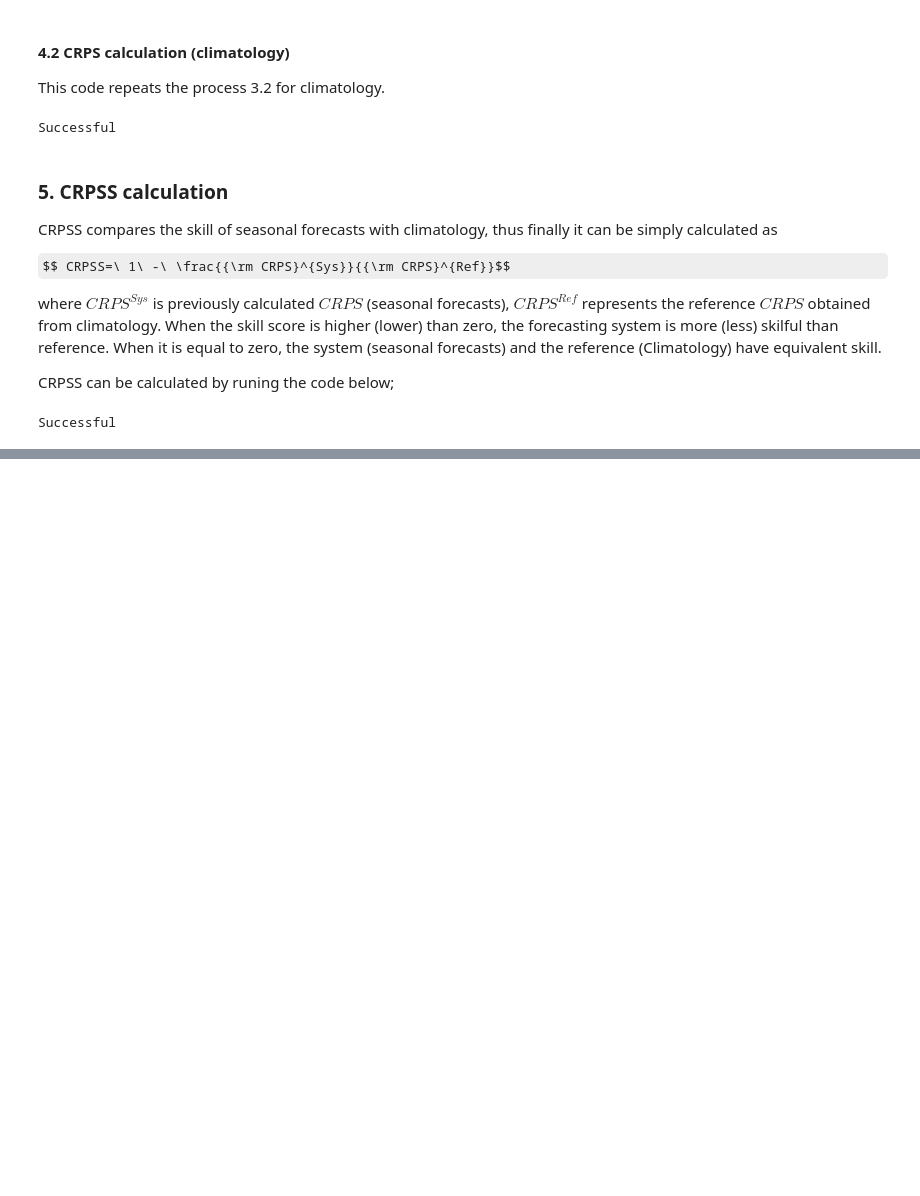
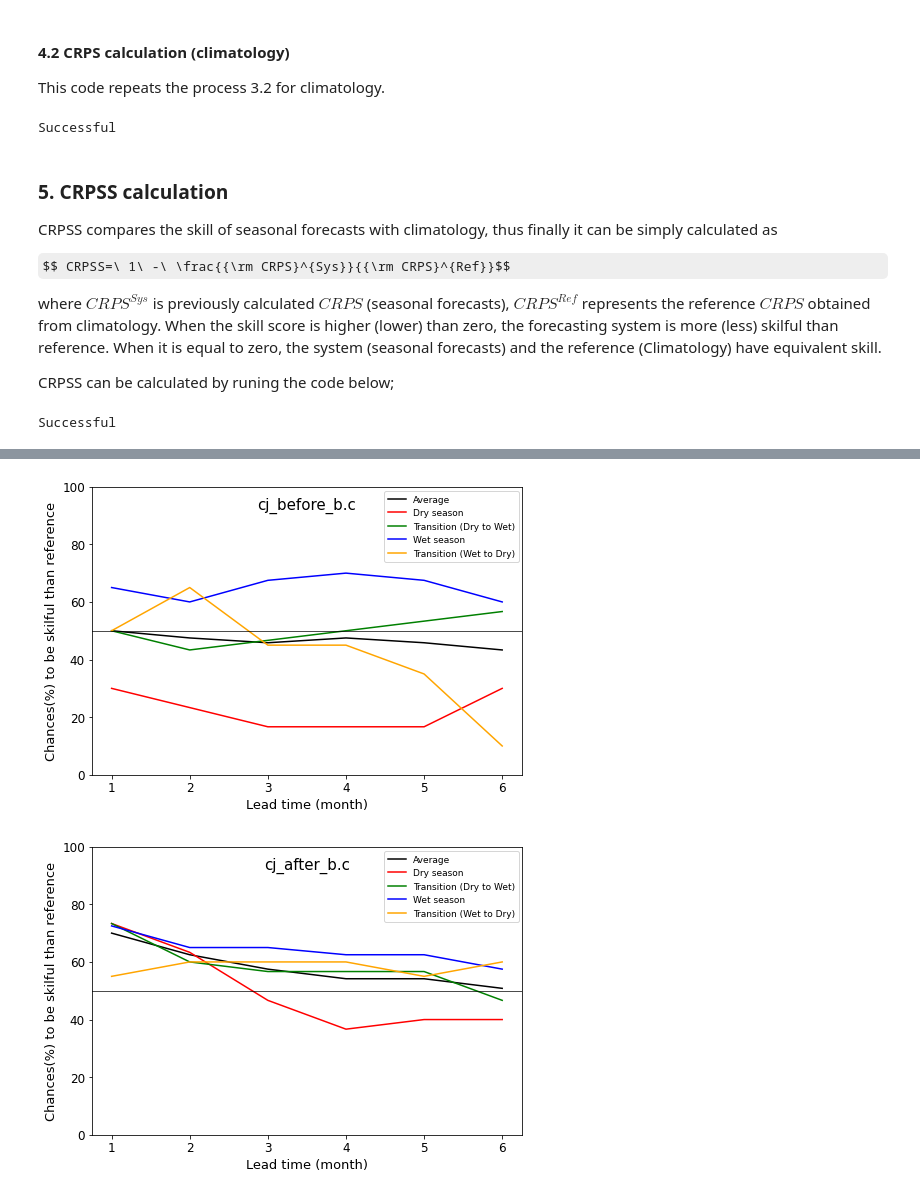
Before and after one commit to yongshinlee/SEAFORM, a Jupyter notebook: D. CRPSS calculation.ipynb, the cells around one changed output, grey strips where cells are left out. Drawn from its saved outputs; the diff is of its cells as text; code cells hidden in the pictures; some formulas as TeX source; blank space fills up the shorter version.

```diff
--- a/D. CRPSS calculation.ipynb
+++ b/D. CRPSS calculation.ipynb
@@ -273,0 +296,51 @@ Successful
+# %%
+# Bias correction type
+bctype = {1:'before',2:'after'}
+
+for bc_i in range(1,3):
+    df = pd.read_csv(calcpath + '[CRPSS]_' + str(catch_name) + '_' + str(originating_centre.lower()) + '_'  + bctype[bc_i] + '_bc.csv')
+    count = df.reset_index().pivot_table("count", "month", "leadtime", aggfunc = "sum")
+    f = count/(1*10)*100                                # probability calculation
+    ff = f.reset_index().rename(columns={"Index":"a"})
+
+    temp = pd.DataFrame()
+    empty_df = pd.DataFrame()
+    for lt in range(1,7):
+        for i in range(0,len(ff)):
+            month = ff['month'][i]
+            leadtime = lt
+            chances = ff[lt][i]
+            empty_df = pd.DataFrame(columns = ['leadtime','month','chances'])
+            empty_df.loc[i] = [leadtime, month, chances]
+            temp = pd.concat([temp, empty_df], axis=0)
+    df_f = temp
+    df_f.reset_index(level=0, inplace=True)             # new dataset (probability) generation
+
+    # Seasonal data gathering
+    condition1 = (df_f.month == 12)|(df_f.month == 1)|(df_f.month == 2)
+    condition2 = (df_f.month == 3)|(df_f.month == 4)|(df_f.month == 5)
+    condition3 = (df_f.month == 6)|(df_f.month == 7)|(df_f.month == 8)|(df_f.month == 9)
+    condition4 = (df_f.month == 10)|(df_f.month == 11)
+    df_dry = df_f[condition1]
+    df_t1 = df_f[condition2]
+    df_wet = df_f[condition3]
+    df_t2 = df_f[condition4]
+
+    # Drawing graphs
+    plt.figure(figsize = (7.7,5.3))
+    sns.lineplot(x='leadtime', y='chances', color= 'black', data=df_f, ci=None, label = 'Average')
+    sns.lineplot(x='leadtime', y='chances', color= 'red', data=df_dry, ci=None, label = 'Dry season')
+    sns.lineplot(x='leadtime', y='chances', color= 'green', data=df_t1, ci=None, label = 'Transition (Dry to Wet)')
+    sns.lineplot(x='leadtime', y='chances', color= 'blue', data=df_wet, ci=None, label = 'Wet season')
+    sns.lineplot(x='leadtime', y='chances', color= 'orange', data=df_t2, ci=None, label = 'Transition (Wet to Dry)')
+    plt.legend(loc=(0.68,0.74), fontsize=9)
+    plt.xlabel('Lead time (month)', fontsize=13)
+    plt.ylabel('Chances(%) to be skilful than reference', fontsize=13)
+    plt.ylim(0,100)
+    plt.axhline(y=50, color='black', lw=1.0, alpha=0.7, linestyle='-')  #수평 중앙선 삽입하기
+    plt.title(str(catch_name) + '_'+ bctype[bc_i] + '_b.c', x=0.5, y=0.9, fontsize = 15)
+    plt.tick_params(axis='x', labelsize=12)
+    plt.tick_params(axis='y', labelsize=12)
+# %% [output]
+[figure, added]
+[figure, added]
```
Also changed, not shown: parts of 3 cells of this notebook.
